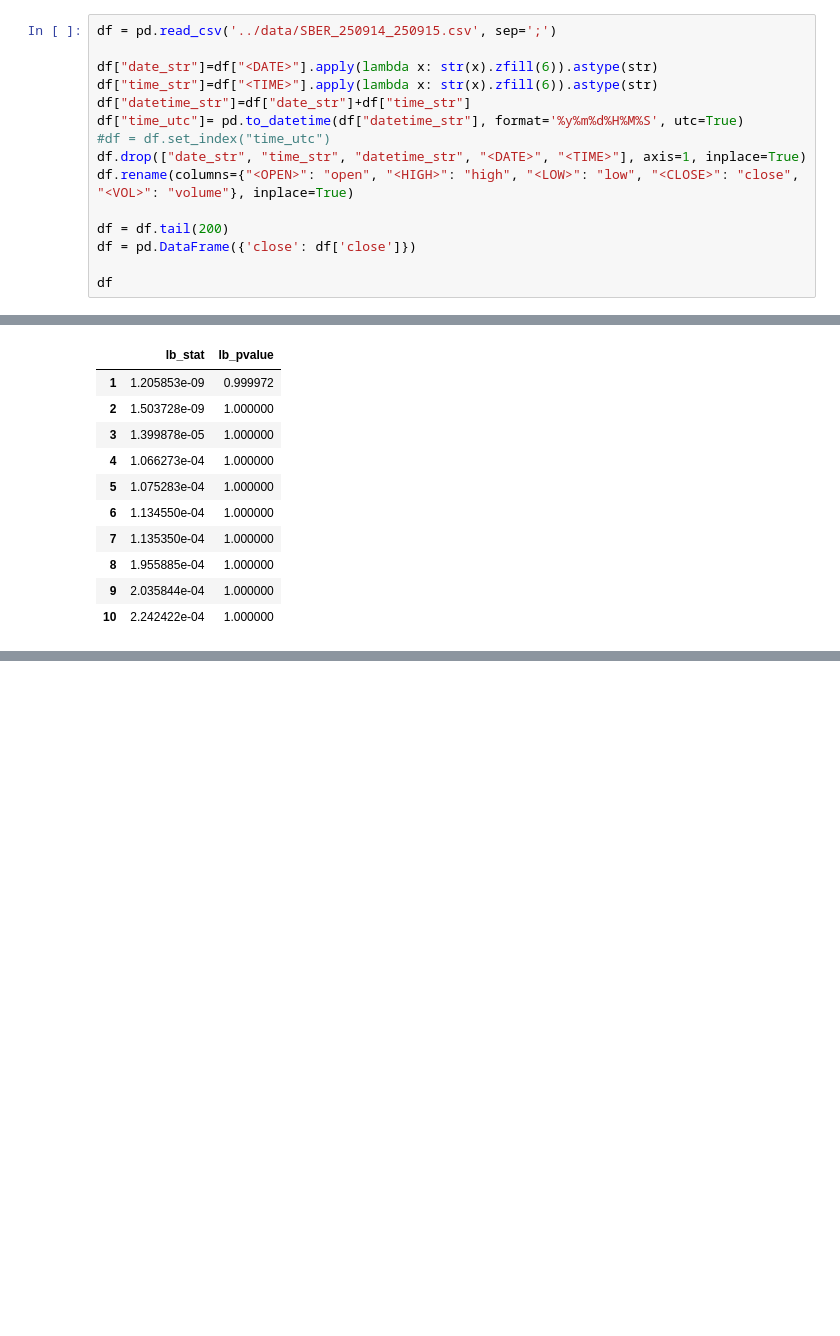
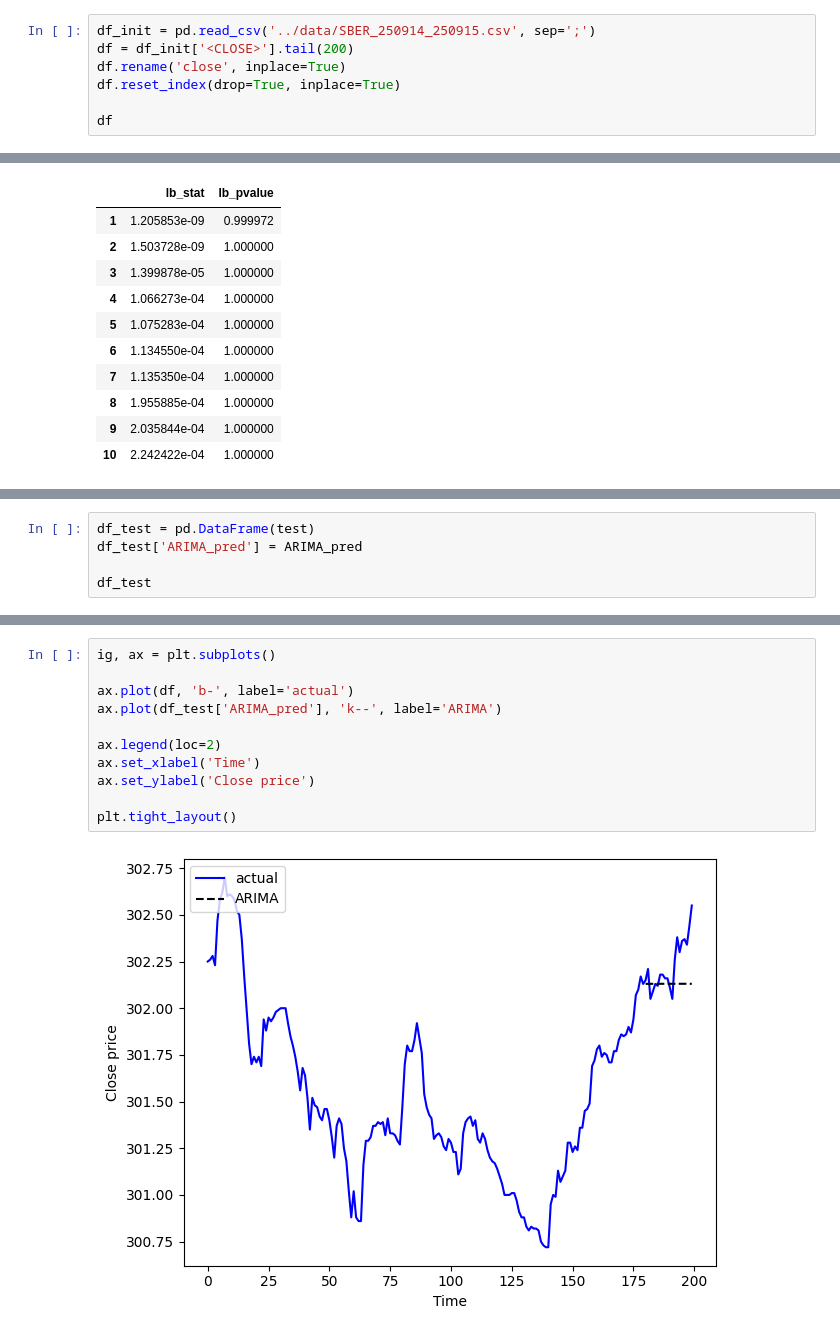
Before and after one commit to afedyanin/vertr-ml, a Jupyter notebook: notebooks/time_series/arima_sber_sample.ipynb, the cells around one changed output, grey strips where cells are left out. Drawn from its saved outputs; the diff is of its cells as text; blank space fills up the shorter version.

```diff
--- a/notebooks/time_series/arima_sber_sample.ipynb
+++ b/notebooks/time_series/arima_sber_sample.ipynb
@@ -7,18 +7,10 @@ import matplotlib.pyplot as plt
 from statsmodels.tsa.stattools import adfuller
 from statsmodels.graphics.tsaplots import plot_acf, plot_pacf
 # %%
-df = pd.read_csv('../data/SBER_250914_250915.csv', sep=';')
-
-df["date_str"]=df["<DATE>"].apply(lambda x: str(x).zfill(6)).astype(str)
-df["time_str"]=df["<TIME>"].apply(lambda x: str(x).zfill(6)).astype(str)
-df["datetime_str"]=df["date_str"]+df["time_str"]
-df["time_utc"]= pd.to_datetime(df["datetime_str"], format='%y%m%d%H%M%S', utc=True)
-#df = df.set_index("time_utc")
-df.drop(["date_str", "time_str", "datetime_str", "<DATE>", "<TIME>"], axis=1, inplace=True)
-df.rename(columns={"<OPEN>": "open", "<HIGH>": "high", "<LOW>": "low", "<CLOSE>": "close", "<VOL>": "volume"}, inplace=True)
-
-df = df.tail(200)
-df = pd.DataFrame({'close': df['close']})
+df_init = pd.read_csv('../data/SBER_250914_250915.csv', sep=';')
+df = df_init['<CLOSE>'].tail(200)
+df.rename('close', inplace=True)
+df.reset_index(drop=True, inplace=True)
 
 df
 # %% [output]
@@ -137,0 +155,5 @@ p. in[53]
+# %%
+df_test = pd.DataFrame(test)
+df_test['ARIMA_pred'] = ARIMA_pred
+
+df_test
@@ -137,0 +178,13 @@ p. in[53]
+# %%
+ig, ax = plt.subplots()
+
+ax.plot(df, 'b-', label='actual')
+ax.plot(df_test['ARIMA_pred'], 'k--', label='ARIMA')
+
+ax.legend(loc=2)
+ax.set_xlabel('Time')
+ax.set_ylabel('Close price')
+
+plt.tight_layout()
+# %% [output]
+[figure, added]
```
Also changed, not shown: parts of 9 cells of this notebook.
